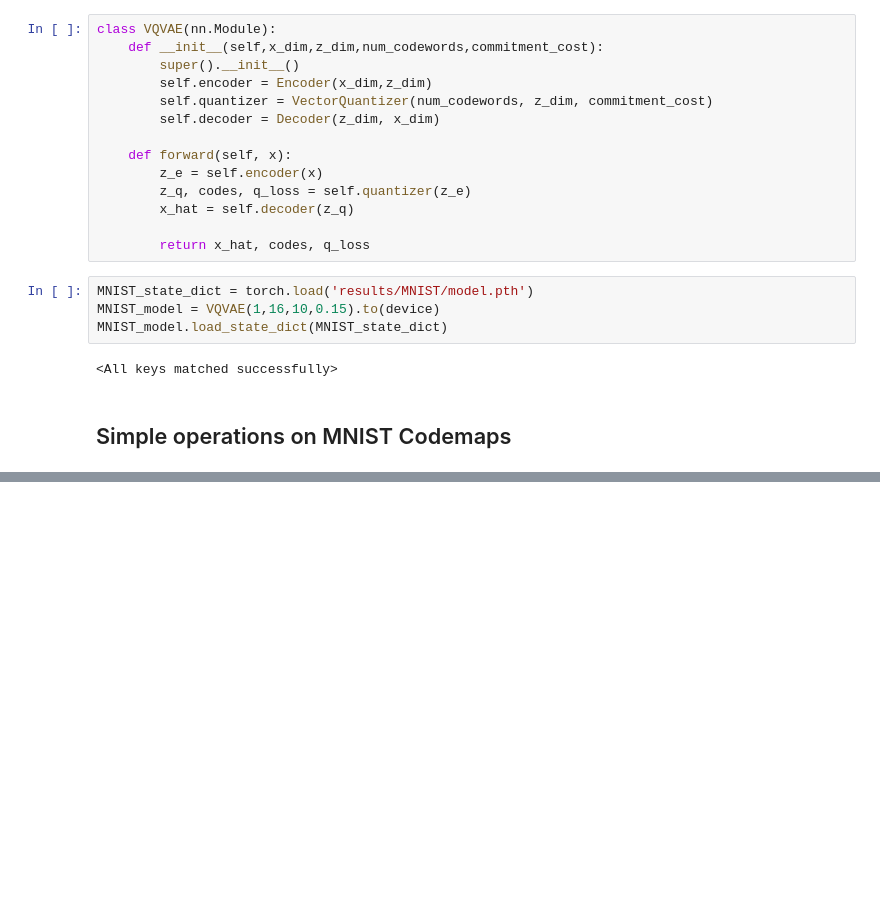
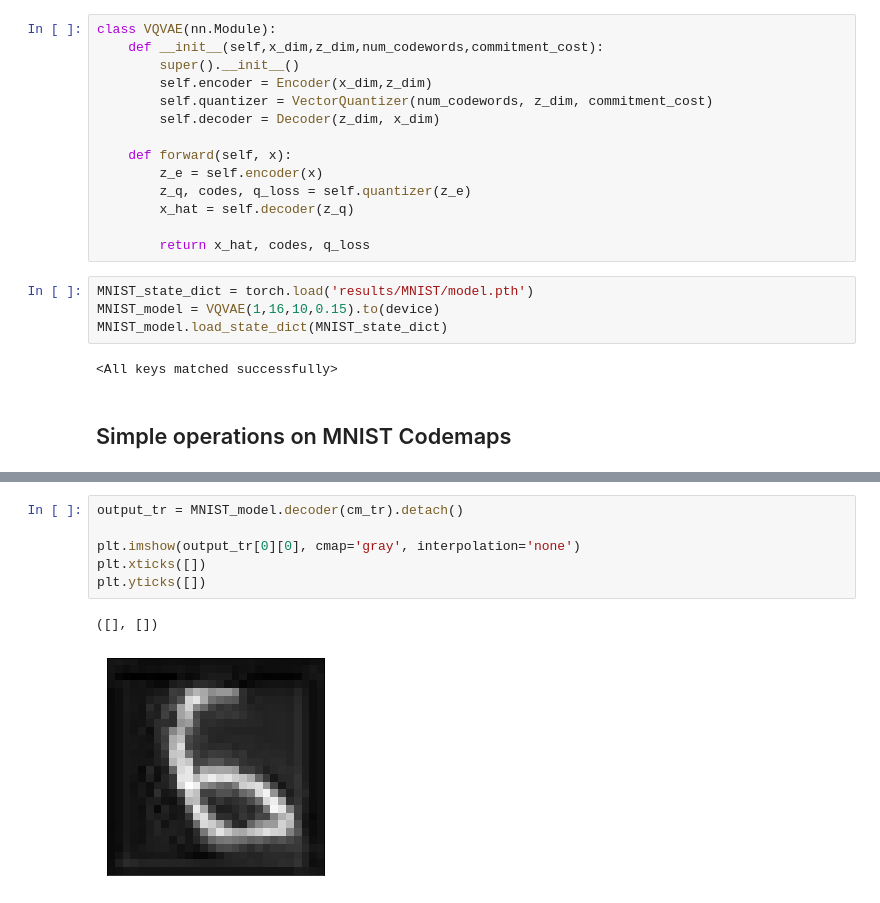
Before and after one commit to aRI0U/spectrogram-inpainting, a Jupyter notebook: code/bayesian_classifier.ipynb, the cells around one changed output, grey strips where cells are left out. Drawn from its saved outputs; the diff is of its cells as text; blank space fills up the shorter version.

```diff
--- a/code/bayesian_classifier.ipynb
+++ b/code/bayesian_classifier.ipynb
@@ -241,0 +260,9 @@ torch.Size([10, 16, 20, 20])
+# %%
+output_tr = MNIST_model.decoder(cm_tr).detach()
+
+plt.imshow(output_tr[0][0], cmap='gray', interpolation='none')
+plt.xticks([])
+plt.yticks([])
+# %% [output]
+([], [])
+[figure, added]
```
Also changed, not shown: parts of 24 cells of this notebook.
